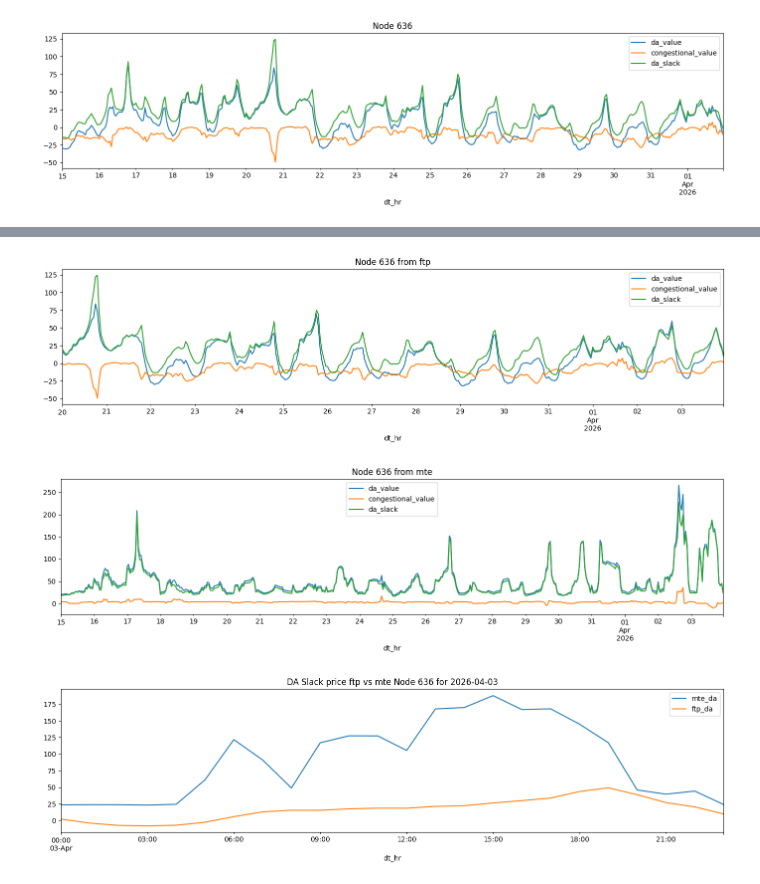
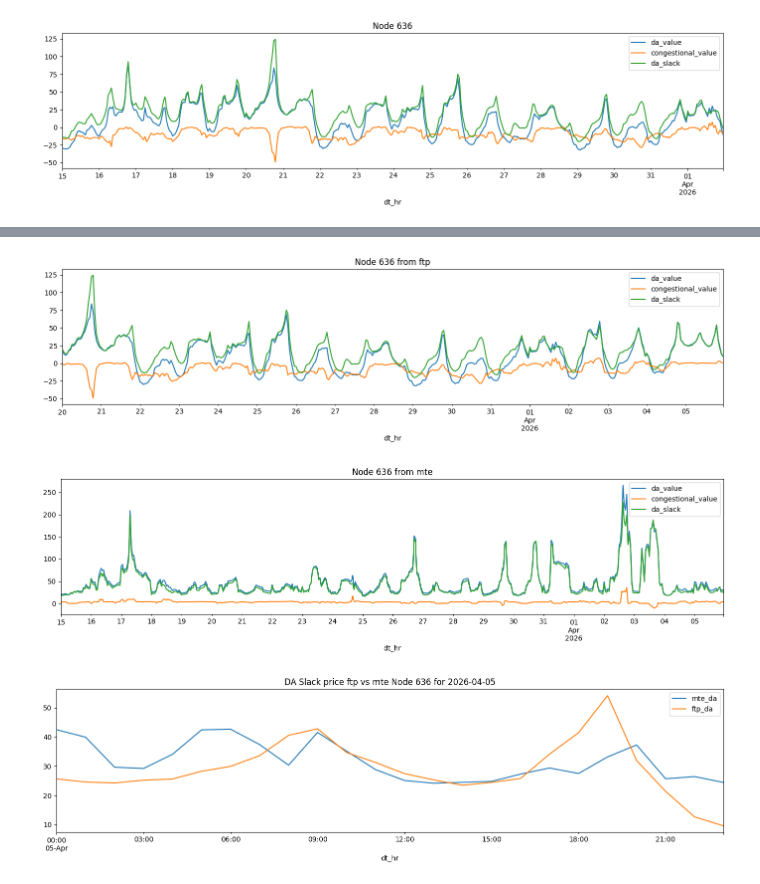
Before and after one commit to qingcheng-rgb/Qingcheng, a Jupyter notebook: QCTest/virtual_bid_simulation.ipynb, the cells around one changed output, grey strips where cells are left out. Drawn from its saved outputs; the diff is of its cells as text; code cells hidden in the pictures.

```diff
--- a/QCTest/virtual_bid_simulation.ipynb
+++ b/QCTest/virtual_bid_simulation.ipynb
@@ -1525,37 +1432,37 @@ plt.show()
 # %%
 # DA price on the ftp
-today_date='2026-04-03'
+today_date='2026-04-05'
 nodal = node.Node([636],'SPP')
 node_info= nodal.get_price('2026-03-20', today_date,  ['LMP','MCC','Slack'], ['DA'],
                   'hourly')
 ftp_data=node_info.rename(columns={"da_total":'da_value','da_congestion':'congestional_value'})
 
 ftp_data['dt_hr'] = pd.to_datetime(ftp_data['dt']) + pd.to_timedelta(ftp_data['hr']-1, unit='h')
 ftp_data.set_index('dt_hr')[['da_value', 'congestional_value', 'da_slack']].plot(figsize=(14,4), title='Node 636 from ftp')
 plt.tight_layout()
 plt.show()
 
 mte_da = sql_functions.download_df_from_sql_db(
     "select dt,hr, node_num,da_value,congestional_value,da_value-congestional_value-marginalloss_value as da_slack "
     "from spp_temp.settlement_location_da_hourly_mte "
     "where dt >= '2026-03-15' and node_num= 636 ")
 mte_da = mte_da.sort_values(['dt', 'hr']).reset_index(drop=True)
 mte_da['dt_hr'] = pd.to_datetime(mte_da['dt']) + pd.to_timedelta(mte_da['hr']-1, unit='h')
 mte_da.set_index('dt_hr')[['da_value', 'congestional_value', 'da_slack']].plot(figsize=(14,4), title='Node 636 from mte')
 plt.tight_layout()
 plt.show()
 
 
 merged_data= mte_da.merge(ftp_data, on=['dt','hr'])
 merged_data = merged_data.sort_values(['dt', 'hr']).reset_index(drop=True)
 merged_data['dt_hr'] = pd.to_datetime(merged_data['dt']) + pd.to_timedelta(merged_data['hr']-1, unit='h')
 merged_data['sqrt_mte'] = np.sqrt(merged_data['da_slack_x']).fillna(0)
 merged_data=merged_data.rename(columns={'da_slack_y':"ftp_da",'da_slack_x':'mte_da'})
 merged_data = merged_data[merged_data['dt'].astype(str)>=today_date]
 merged_data.set_index('dt_hr')[['mte_da', 'ftp_da']].plot(figsize=(14,4), title=f'DA Slack price ftp vs mte Node 636 for {today_date}')
 plt.tight_layout()
 plt.show()
 # %% [output]
-[figure, old version]
+[figure, new version]
-[figure, old version]
+[figure, new version]
-[figure, old version]
+[figure, new version]
```
Also changed, not shown: parts of 4 cells of this notebook.
